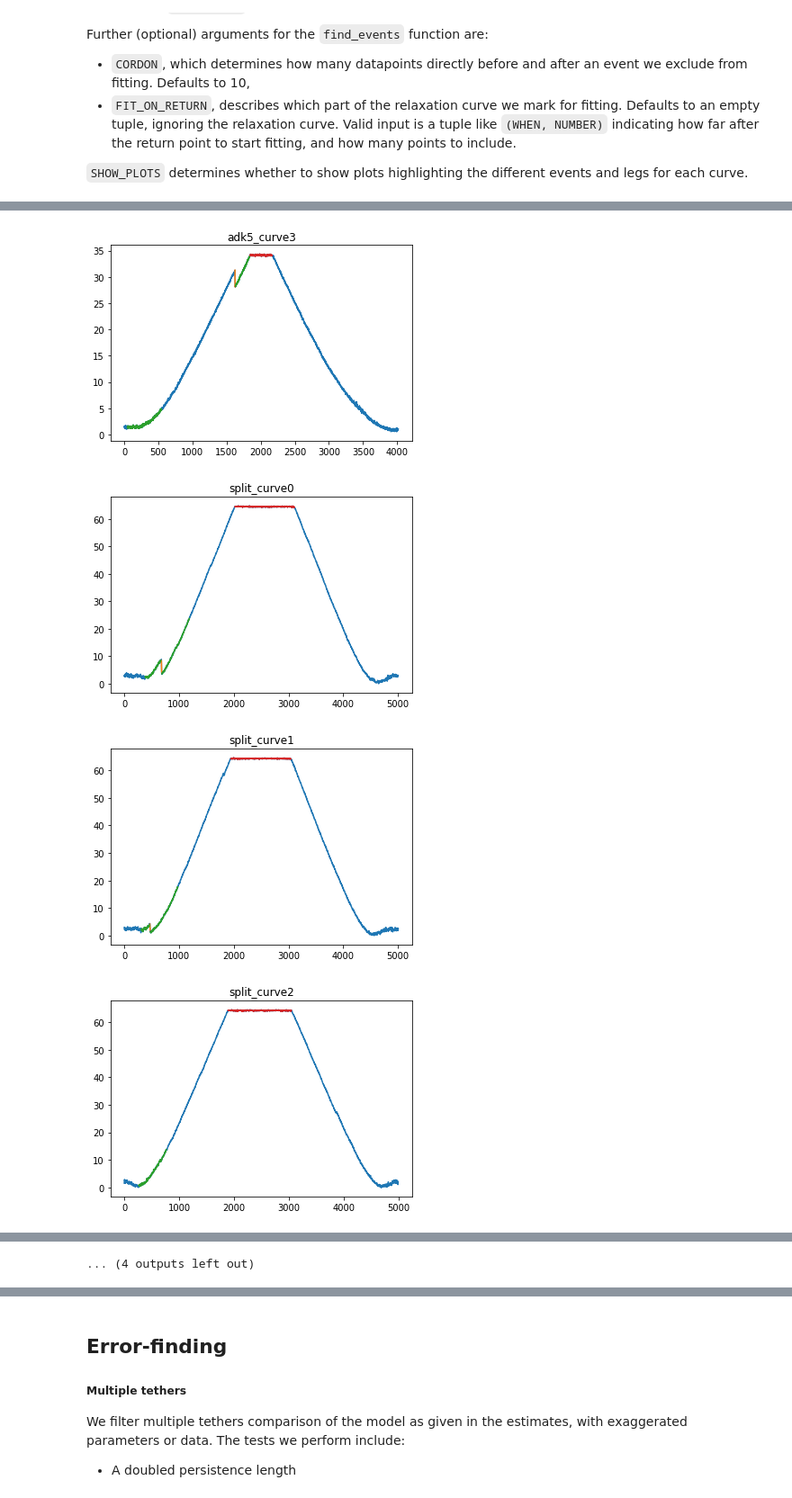
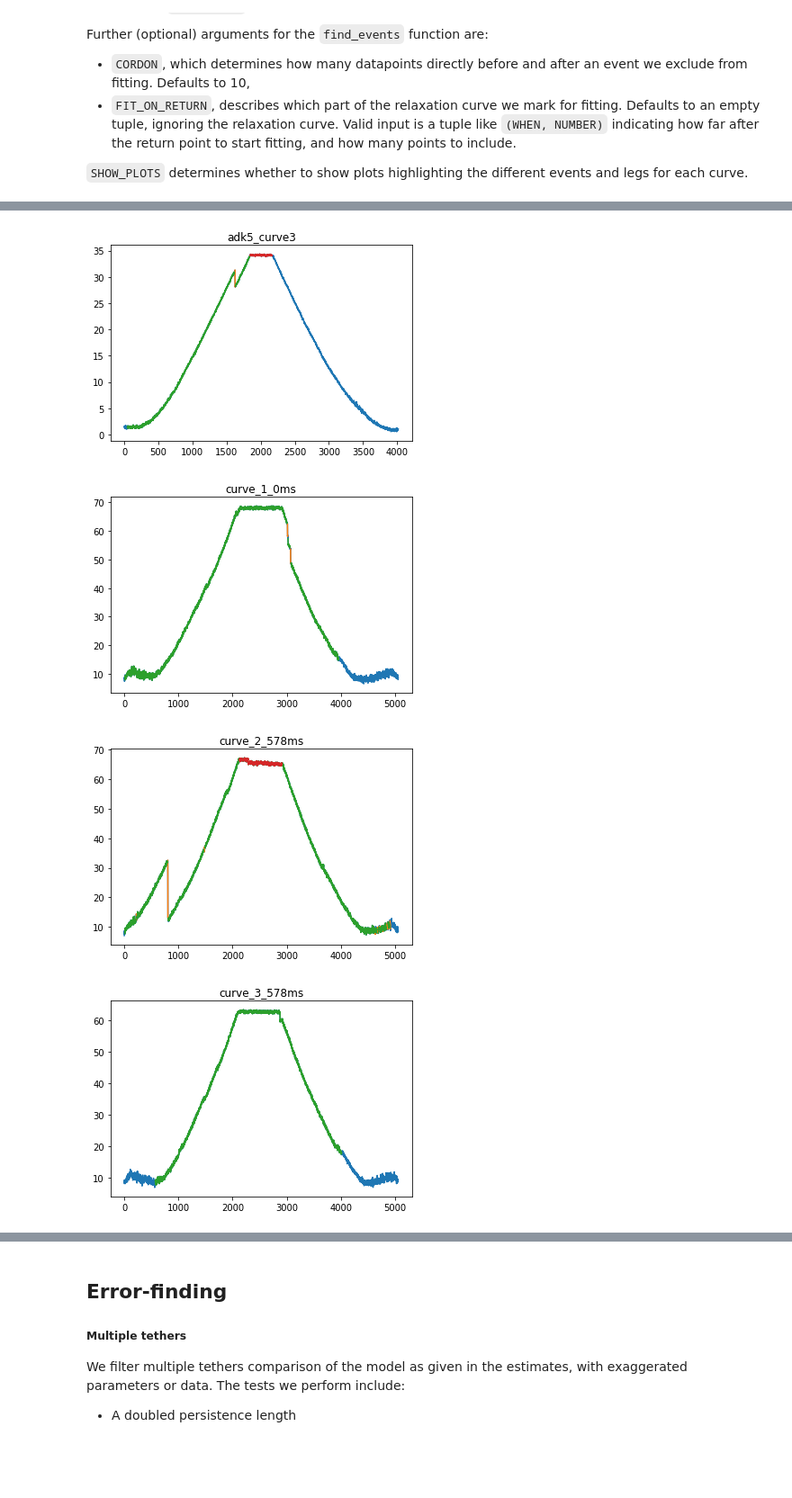
Before and after one commit to kaveeken/tweez-CV, a Jupyter notebook: CVbook.ipynb, the cells around one changed output, grey strips where cells are left out. Shown: that part at 90% size. Cells and saved outputs as stored; diff of their text form; code cells hidden in the pictures; blank space fills up the shorter version.

```diff
--- a/CVbook.ipynb
+++ b/CVbook.ipynb
@@ -129,7 +129,8 @@ if DEBUG:
     force[1800:] = 0
     fdcurves['sim_loss'] = Curve('sim_loss', dist, force)
 # %%
-with open('/home/kris/proj/.data/tweez/split_curves.csv', 'r') as f:
+#with open('/home/kris/proj/.data/tweez/split_curves.csv', 'r') as f:
+with open('/home/kris/proj/.data/tweez/full.csv', 'r') as f:
     rows = [line.split('\n')[0].split(',') for line in f]
     print(rows[0][0])
     print(np.asarray([float(x) for x in rows[0][1:]]))
@@ -172,7 +173,8 @@ SHOW_PLOTS = True
 
 for curve in fdcurves.values():
     print(curve.identifier)
-    curve.find_events(DEBUG=True, LONGEST=500)
+    curve.find_events(DEBUG=True)
+    print(curve.top)
     if SHOW_PLOTS:
         curve.plot_events()
 # plot force over time (or number of measurements)
@@ -200,4 +202,4 @@ adk5_curve2
-[figure, old version]
+[figure, new version]
-[figure, old version]
+[figure, new version]
-[figure, old version]
+[figure, new version]
-[figure, old version]
+[figure, new version]
@@ -209,4 +206,3 @@ adk5_curve2
-... (4 outputs left out)
 # %%
 no_unfolds = {}
 for curve_id, curve in fdcurves.items():
```
Also changed, not shown: parts of 9 cells of this notebook, 3 other files.
